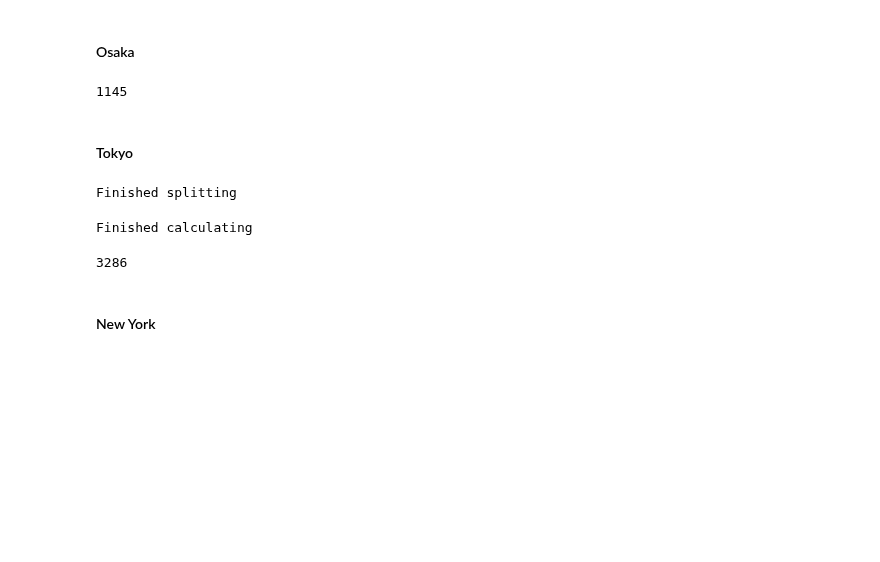
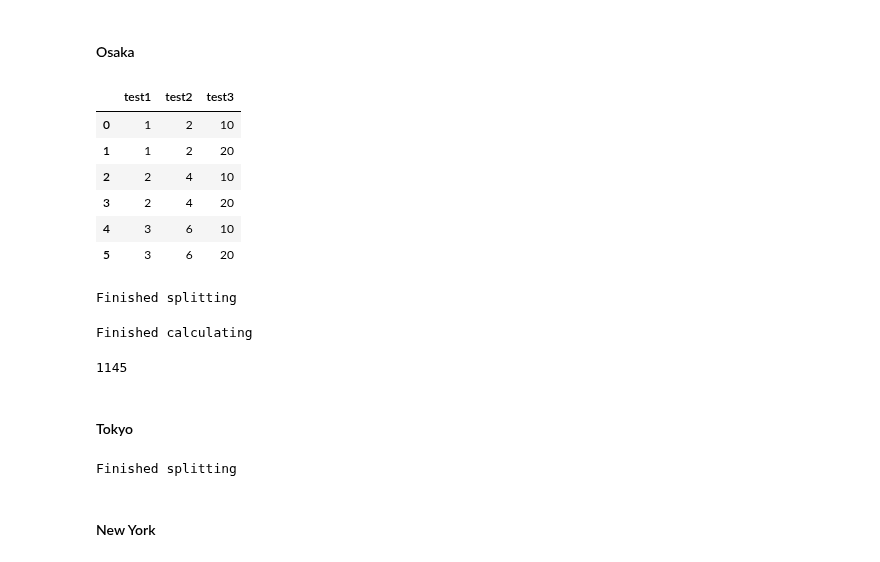
Before and after one commit to LQCHAN022/UMP-estimation, a Jupyter notebook: data_pipeline.ipynb, the cells around one changed output. Cells and saved outputs as stored; diff of their text form; code cells hidden in the pictures; blank space fills up the shorter version.

```diff
--- a/data_pipeline.ipynb
+++ b/data_pipeline.ipynb
@@ -1096,10 +1117,31 @@ def parallel_UMP_calc(building_gdf: gpd.GeoDataFrame, grid_gdf: gpd.GeoDataFrame
 # %% [markdown]
 #### Osaka
+# %%
+def cycle_lst(lst):
+    while True:
+        for x in lst:
+            yield x
+test_df = pd.DataFrame({"test1": [1, 2, 3], "test2": [2, 4, 6], "test3":[[10, 20], [10, 20], [10, 20]]}).explode(column= "test3")
+
+# pd.concat([test_df.reset_index(drop= True), pd.Series([i for i in range(len(test_df))])], ignore_index= True, axis= 1)
+test_df.reset_index(drop= True)
+# %% [output]
+|  | test1 | test2 | test3 |
+| 0 | 1 | 2 | 10 |
+| 1 | 1 | 2 | 20 |
+| 2 | 2 | 4 | 10 |
+| 3 | 2 | 4 | 20 |
+| 4 | 3 | 6 | 10 |
+| 5 | 3 | 6 | 20 |
 # %%
 segments = split_polygon(osaka_hull, 4, 1000)
+print("Finished splitting")
 r = parallel_UMP_calc(osaka_gdf, osaka_grid, segments, 8)
+print("Finished calculating")
 r = pd.concat(r, axis= 0).drop_duplicates(subset= ["geometry"], ignore_index= True)
-# r.to_feather("data/Y_UMP/Y_osaka_4.feather")
+# r.to_feather("data/Y_UMP/Y_osaka_5.feather")
 len(r)
 # %% [output]
-1145
+Finished splitting
+Finished calculating
+1145
@@ -1109,12 +1156,10 @@ len(r)
 # Note that due to the larger size we are splitting it into smaller segments just in case
 segments = split_polygon(tokyo_hull, 6, 1000)
 print("Finished splitting")
-r = parallel_UMP_calc(tokyo_gdf, tokyo_grid, segments, 8)
+r = parallel_UMP_calc(tokyo_gdf, tokyo_grid, segments, 12)
 print("Finished calculating")
 r = pd.concat(r, axis= 0).drop_duplicates(subset= ["geometry"], ignore_index= True)
 # r.to_feather("data/Y_UMP/Y_toyko_4.feather")
 len(r)
 # %% [output]
 Finished splitting
-Finished calculating
-3286
```
Also changed, not shown: parts of 24 cells of this notebook, 1 other file.
